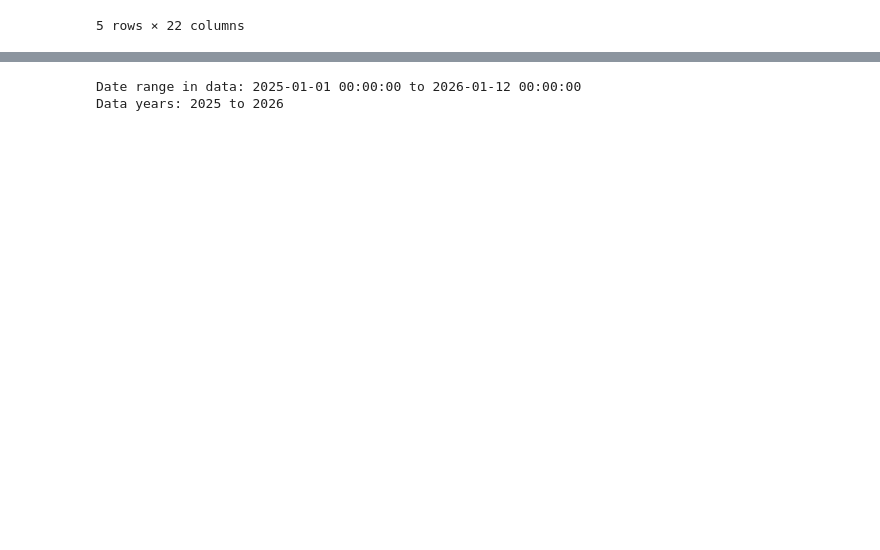
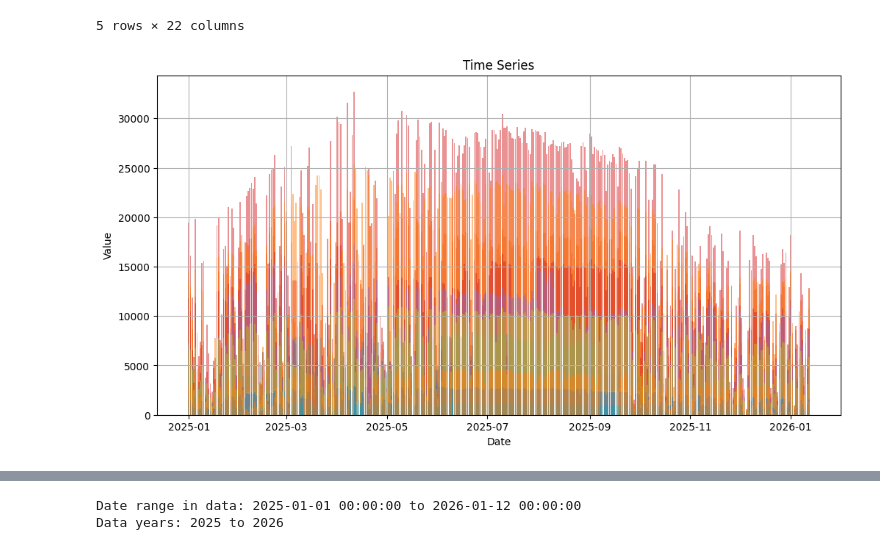
Before and after one commit to steliosvliaros/daily_avg_pv_kpi_heatmap, a Jupyter notebook: notebooks/01_prototype_pvgis_pi_heatmap.ipynb, the cells around one changed output, grey strips where cells are left out. Saved outputs shown, nothing was run; the diff lists cells and outputs as text; code cells hidden in the pictures; blank space fills up the shorter version.

```diff
--- a/notebooks/01_prototype_pvgis_pi_heatmap.ipynb
+++ b/notebooks/01_prototype_pvgis_pi_heatmap.ipynb
@@ -46,3 +46,18 @@ daily.head()
 | 2025-01-04 | 274.682227 | 4652.46671 | 1205.84061 | 5857.67208 | ... |
 | 2025-01-05 | 617.347141 | 11928.90140 | 3070.94270 | 19818.53920 | ... |
 5 rows × 22 columns
+# %%
+def barplot_timeseries(df: pd.DataFrame, title: str = "Time Series"):
+    plt.figure(figsize=(12, 6))
+    for col in df.columns:
+        plt.bar(df.index, df[col], label=col, alpha=0.5)
+    plt.title(title)
+    plt.xlabel("Date")
+    plt.ylabel("Value")
+    # plt.legend()
+    plt.grid()
+    plt.show()
+
+barplot_timeseries(daily)
+# %% [output]
+[figure, added]
```
Also changed, not shown: parts of 12 cells of this notebook.
